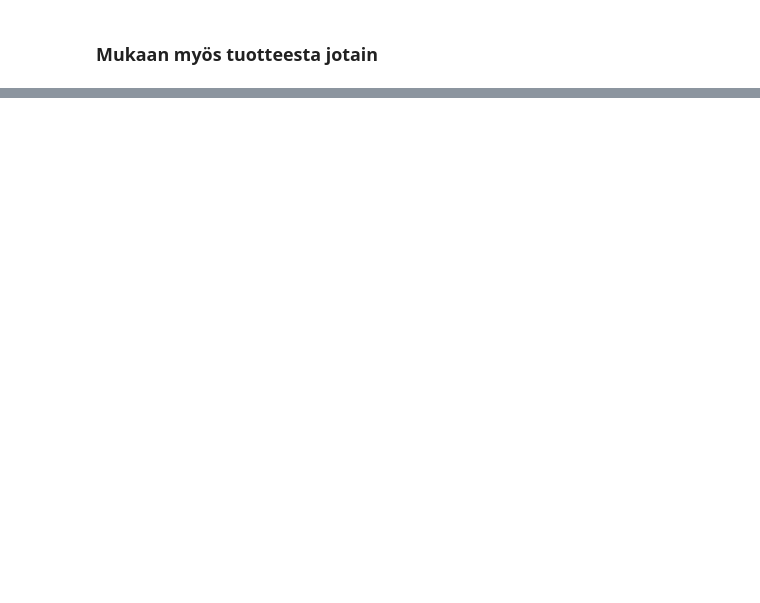
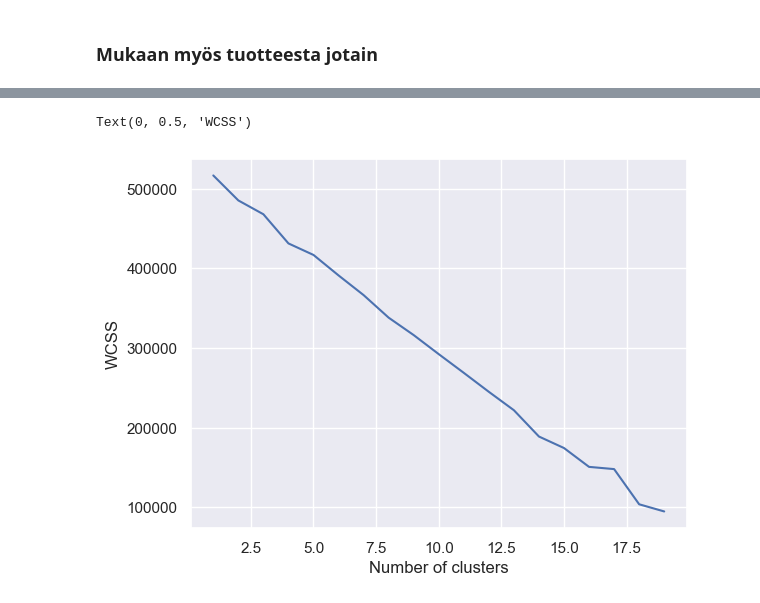
Before and after one commit to ellupallo/Klusterointi, a Jupyter notebook: women_dresses.ipynb, the cells around one changed output, grey strips where cells are left out. Drawn from its saved outputs; the diff is of its cells as text; code cells hidden in the pictures; blank space fills up the shorter version.

Commit message:
vika cluster

```diff
--- a/women_dresses.ipynb
+++ b/women_dresses.ipynb
@@ -316,0 +375,6 @@ array([[-0.26063009, -1.71173005, -0.44484289,  0.72462051,  0.46493634],
+# %%
+# One-hot encode the `class_name` column
+binary_columns = pd.get_dummies(df_filtered['class_name'], prefix='', prefix_sep='')
+
+# Add the new binary columns to the original DataFrame
+dataset2 = pd.concat([df_filtered, binary_columns], axis=1)
@@ -316,0 +402,6 @@ array([[-0.26063009, -1.71173005, -0.44484289,  0.72462051,  0.46493634],
+# %%
+df2 = dataset2[['age','alike_feedback_count','rating','recommend_index ','Blouses', 'Dresses',
+       'Fine gauge', 'Intimates', 'Jackets', 'Jeans', 'Knits', 'Layering',
+       'Legwear', 'Lounge', 'Outerwear', 'Pants', 'Shorts', 'Skirts', 'Sleep',
+       'Sweaters', 'Swim', 'Trend']]
+df2.head(5)
@@ -316,0 +416,4 @@ array([[-0.26063009, -1.71173005, -0.44484289,  0.72462051,  0.46493634],
+# %%
+x2 = df2
+x2_scaled = preprocessing.scale(x2)
+x2_scaled
@@ -316,0 +434,15 @@ array([[-0.26063009, -1.71173005, -0.44484289,  0.72462051,  0.46493634],
+# %%
+wcss2 = []
+
+for i in range(1,20):
+    kmeans = KMeans(i)
+    kmeans.fit(x2_scaled)
+    # Append the WCSS for the iteration
+    wcss2.append(kmeans.inertia_)
+# %%
+plt.plot(range(1,20),wcss2)
+plt.xlabel('Number of clusters')
+plt.ylabel('WCSS')
+# %% [output]
+Text(0, 0.5, 'WCSS')
+[figure, added]
```
Also changed, not shown: parts of 36 cells of this notebook, 1 other file.
